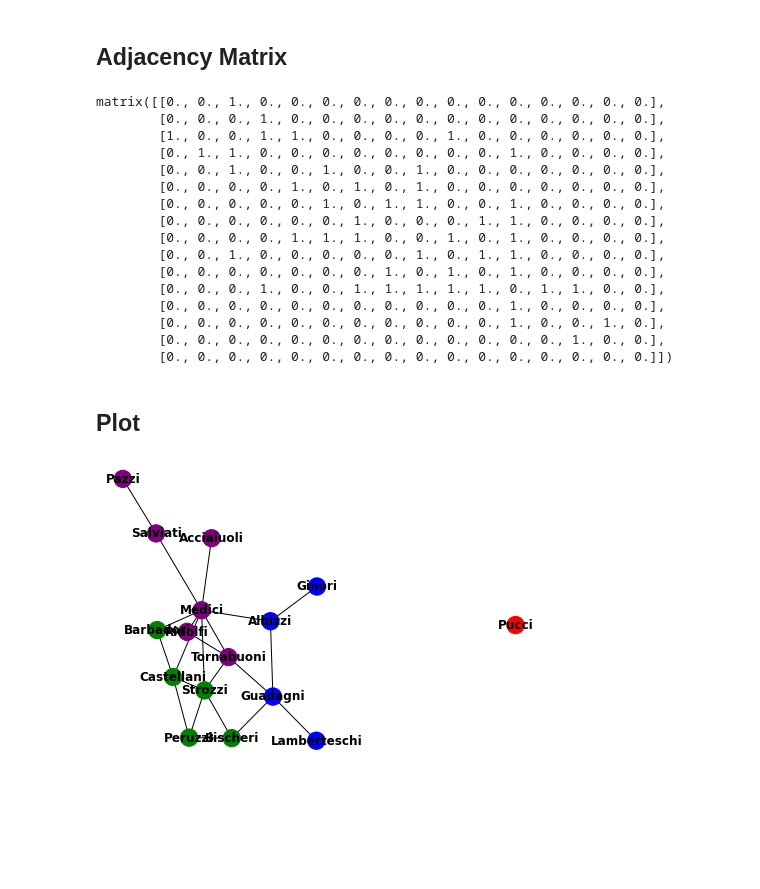
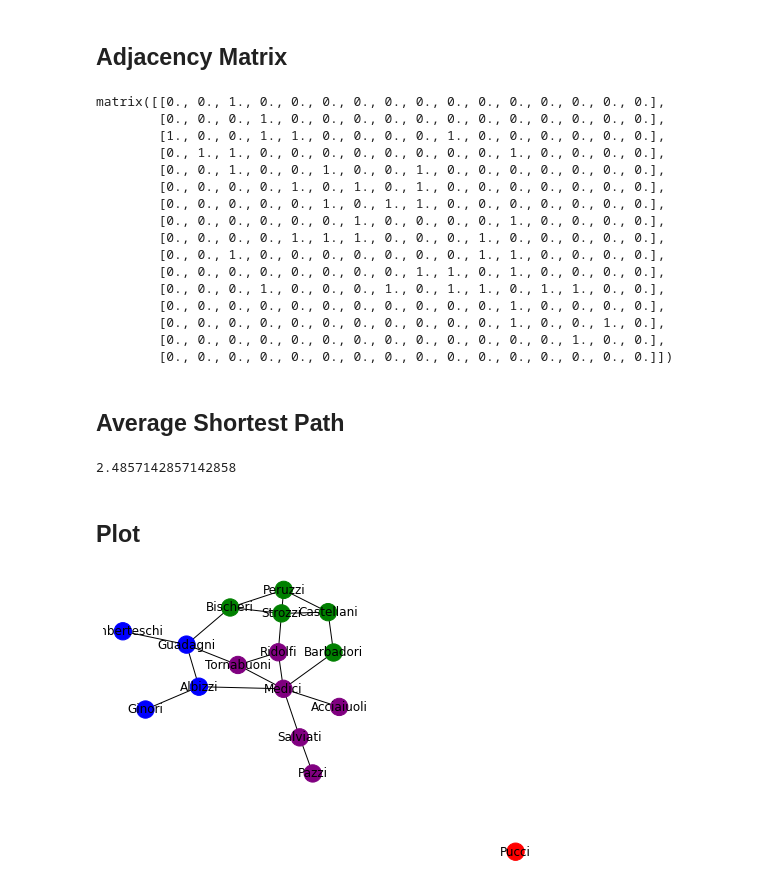
Before and after one commit to MatheusR42/Python-NetworkX, a Jupyter notebook: Florentine_Families_Network.ipynb, the cells around one changed output. Saved outputs shown, nothing was run; the diff lists cells and outputs as text; code cells hidden in the pictures; blank space fills up the shorter version.

```diff
--- a/Florentine_Families_Network.ipynb
+++ b/Florentine_Families_Network.ipynb
@@ -26,7 +26,7 @@ data = [
     (3, {
       "name": "Guadagni",
       "color": "blue",
-      "edges": [1,4,5]
+      "edges": [5,4,10]
     }),
     (4, {
       "name": "Albizzi",
@@ -56,7 +56,7 @@ data = [
     (9, {
       "name": "Strozzi",
       "color": "green",
-      "edges": [5,6,7,10]
+      "edges": [5,6,7,11]
     }),
     (10, {
       "name": "Tornabuoni",
@@ -66,12 +66,12 @@ data = [
     (11, {
       "name": "Ridolfi",
       "color": "purple",
-      "edges": [8,10,12]
+      "edges": [9,10,12]
     }),
     (12, {
       "name": "Medici",
       "color": "purple",
-      "edges": [4,7,9,10,11,13]
+      "edges": [4,8,10,11,13,14]
     }),
     (13, {
       "name": "Acciaiuoli",
@@ -134,22 +134,30 @@ matrix([[0., 0., 1., 0., 0., 0., 0., 0., 0., 0., 0., 0., 0., 0., 0., 0.],
         [0., 1., 1., 0., 0., 0., 0., 0., 0., 0., 0., 1., 0., 0., 0., 0.],
         [0., 0., 1., 0., 0., 1., 0., 0., 1., 0., 0., 0., 0., 0., 0., 0.],
         [0., 0., 0., 0., 1., 0., 1., 0., 1., 0., 0., 0., 0., 0., 0., 0.],
-        [0., 0., 0., 0., 0., 1., 0., 1., 1., 0., 0., 1., 0., 0., 0., 0.],
-        [0., 0., 0., 0., 0., 0., 1., 0., 0., 0., 1., 1., 0., 0., 0., 0.],
-        [0., 0., 0., 0., 1., 1., 1., 0., 0., 1., 0., 1., 0., 0., 0., 0.],
-        [0., 0., 1., 0., 0., 0., 0., 0., 1., 0., 1., 1., 0., 0., 0., 0.],
-        [0., 0., 0., 0., 0., 0., 0., 1., 0., 1., 0., 1., 0., 0., 0., 0.],
-        [0., 0., 0., 1., 0., 0., 1., 1., 1., 1., 1., 0., 1., 1., 0., 0.],
+        [0., 0., 0., 0., 0., 1., 0., 1., 1., 0., 0., 0., 0., 0., 0., 0.],
+        [0., 0., 0., 0., 0., 0., 1., 0., 0., 0., 0., 1., 0., 0., 0., 0.],
+        [0., 0., 0., 0., 1., 1., 1., 0., 0., 0., 1., 0., 0., 0., 0., 0.],
+        [0., 0., 1., 0., 0., 0., 0., 0., 0., 0., 1., 1., 0., 0., 0., 0.],
+        [0., 0., 0., 0., 0., 0., 0., 0., 1., 1., 0., 1., 0., 0., 0., 0.],
+        [0., 0., 0., 1., 0., 0., 0., 1., 0., 1., 1., 0., 1., 1., 0., 0.],
         [0., 0., 0., 0., 0., 0., 0., 0., 0., 0., 0., 1., 0., 0., 0., 0.],
         [0., 0., 0., 0., 0., 0., 0., 0., 0., 0., 0., 1., 0., 0., 1., 0.],
         [0., 0., 0., 0., 0., 0., 0., 0., 0., 0., 0., 0., 0., 1., 0., 0.],
         [0., 0., 0., 0., 0., 0., 0., 0., 0., 0., 0., 0., 0., 0., 0., 0.]])
+# %% [markdown]
+## Average Shortest Path
+# %%
+H = G.copy()
+H.remove_nodes_from(list(nx.isolates(H)))
+nx.average_shortest_path_length(H)
+# %% [output]
+2.4857142857142858
 # %% [markdown]
 ## Plot
 # %%
 labeldict = getLabels()
 colors = getColors()
-nx.draw(G, with_labels=True, labels=labeldict, node_color=colors, font_weight='bold')
+nx.draw(G, with_labels=True, labels=labeldict, node_color=colors)
 plt.show()
 # %% [output]
-[figure, old version]
+[figure, new version]
```
